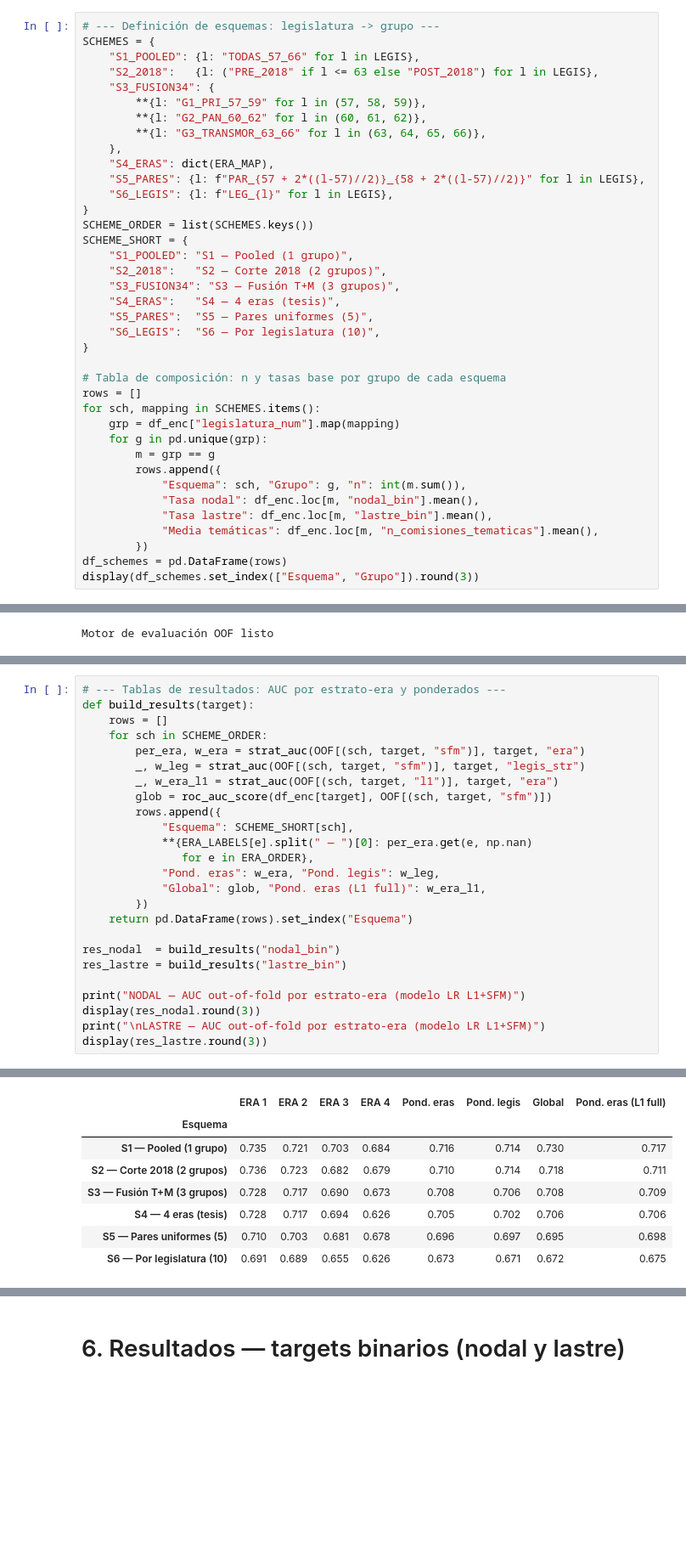
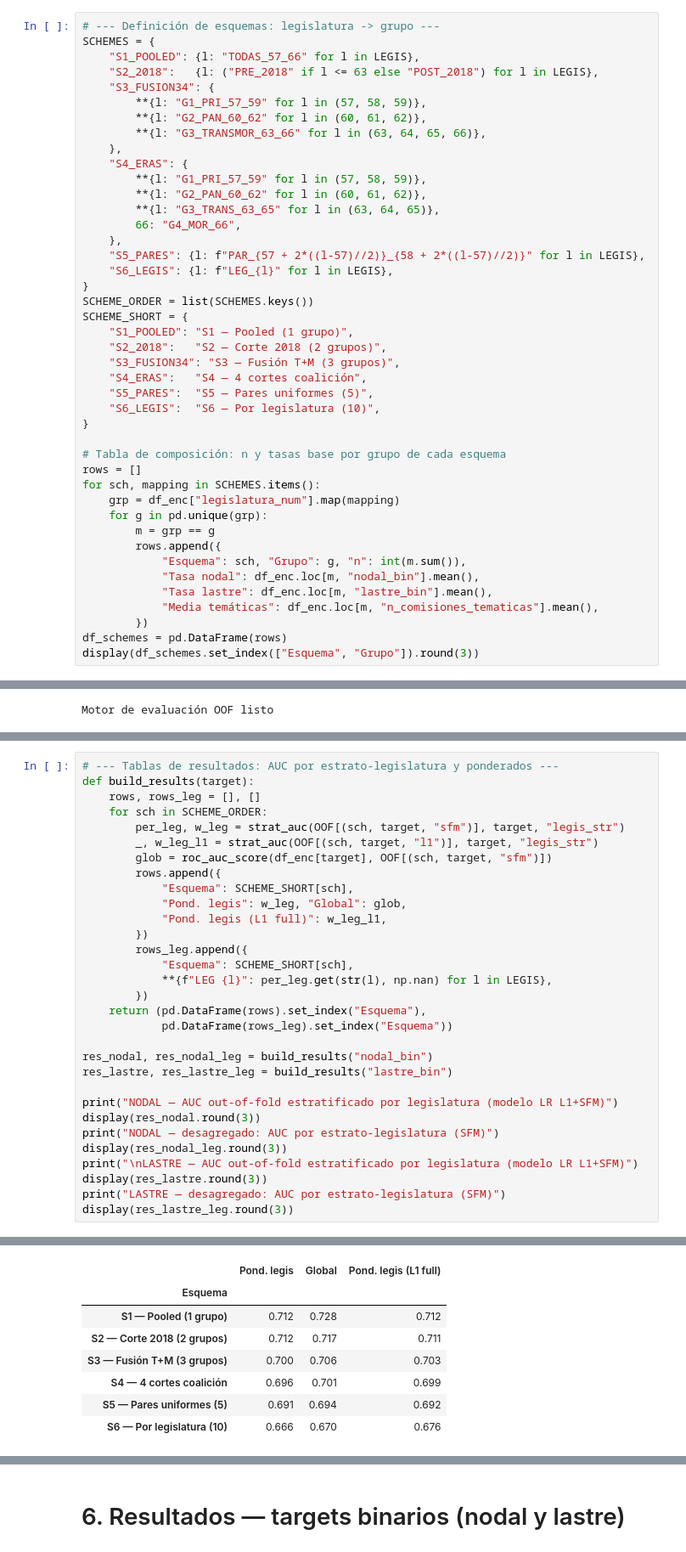
Before and after one commit to AngelsalamancaCar/diputrax, a Jupyter notebook: notebooks/diputraxv12.ipynb, the cells around one changed output, grey strips where cells are left out. Shown at 85% size. Drawn from its saved outputs; the diff is of its cells as text; blank space fills up the shorter version.

```diff
--- a/notebooks/diputraxv12.ipynb
+++ b/notebooks/diputraxv12.ipynb
@@ -311,7 +297,12 @@ SCHEMES = {
         **{l: "G2_PAN_60_62" for l in (60, 61, 62)},
         **{l: "G3_TRANSMOR_63_66" for l in (63, 64, 65, 66)},
     },
-    "S4_ERAS": dict(ERA_MAP),
+    "S4_ERAS": {
+        **{l: "G1_PRI_57_59" for l in (57, 58, 59)},
+        **{l: "G2_PAN_60_62" for l in (60, 61, 62)},
+        **{l: "G3_TRANS_63_65" for l in (63, 64, 65)},
+        66: "G4_MOR_66",
+    },
     "S5_PARES": {l: f"PAR_{57 + 2*((l-57)//2)}_{58 + 2*((l-57)//2)}" for l in LEGIS},
     "S6_LEGIS": {l: f"LEG_{l}" for l in LEGIS},
 }
@@ -320,7 +311,7 @@ SCHEME_SHORT = {
     "S1_POOLED": "S1 — Pooled (1 grupo)",
     "S2_2018":   "S2 — Corte 2018 (2 grupos)",
     "S3_FUSION34": "S3 — Fusión T+M (3 grupos)",
-    "S4_ERAS":   "S4 — 4 eras (tesis)",
+    "S4_ERAS":   "S4 — 4 cortes coalición",
     "S5_PARES":  "S5 — Pares uniformes (5)",
     "S6_LEGIS":  "S6 — Por legislatura (10)",
 }
@@ -474,28 +475,34 @@ print("OK")
   S6_LEGIS: OOF nodal + lastre listos (SFM y L1 full)
 OK
 # %%
-# --- Tablas de resultados: AUC por estrato-era y ponderados ---
+# --- Tablas de resultados: AUC por estrato-legislatura y ponderados ---
 def build_results(target):
-    rows = []
+    rows, rows_leg = [], []
     for sch in SCHEME_ORDER:
-        per_era, w_era = strat_auc(OOF[(sch, target, "sfm")], target, "era")
-        _, w_leg = strat_auc(OOF[(sch, target, "sfm")], target, "legis_str")
-        _, w_era_l1 = strat_auc(OOF[(sch, target, "l1")], target, "era")
+        per_leg, w_leg = strat_auc(OOF[(sch, target, "sfm")], target, "legis_str")
+        _, w_leg_l1 = strat_auc(OOF[(sch, target, "l1")], target, "legis_str")
         glob = roc_auc_score(df_enc[target], OOF[(sch, target, "sfm")])
         rows.append({
             "Esquema": SCHEME_SHORT[sch],
-            **{ERA_LABELS[e].split(" — ")[0]: per_era.get(e, np.nan)
-               for e in ERA_ORDER},
-            "Pond. eras": w_era, "Pond. legis": w_leg,
-            "Global": glob, "Pond. eras (L1 full)": w_era_l1,
+            "Pond. legis": w_leg, "Global": glob,
+            "Pond. legis (L1 full)": w_leg_l1,
         })
-    return pd.DataFrame(rows).set_index("Esquema")
+        rows_leg.append({
+            "Esquema": SCHEME_SHORT[sch],
+            **{f"LEG {l}": per_leg.get(str(l), np.nan) for l in LEGIS},
+        })
+    return (pd.DataFrame(rows).set_index("Esquema"),
+            pd.DataFrame(rows_leg).set_index("Esquema"))
 
-res_nodal  = build_results("nodal_bin")
-res_lastre = build_results("lastre_bin")
+res_nodal, res_nodal_leg = build_results("nodal_bin")
+res_lastre, res_lastre_leg = build_results("lastre_bin")
 
-print("NODAL — AUC out-of-fold por estrato-era (modelo LR L1+SFM)")
+print("NODAL — AUC out-of-fold estratificado por legislatura (modelo LR L1+SFM)")
 display(res_nodal.round(3))
-print("\nLASTRE — AUC out-of-fold por estrato-era (modelo LR L1+SFM)")
+print("NODAL — desagregado: AUC por estrato-legislatura (SFM)")
+display(res_nodal_leg.round(3))
+print("\nLASTRE — AUC out-of-fold estratificado por legislatura (modelo LR L1+SFM)")
 display(res_lastre.round(3))
+print("LASTRE — desagregado: AUC por estrato-legislatura (SFM)")
+display(res_lastre_leg.round(3))
 # %% [output]
@@ -503,8 +510,8 @@ NODAL — AUC out-of-fold por estrato-era (modelo LR L1+SFM)
-|  | ERA 1 | ERA 2 | ERA 3 | ERA 4 | Pond. eras | Pond. legis | Global | Pond. eras (L1 full) |
-| Esquema |  |  |  |  |  |  |  |  |
-| S1 — Pooled (1 grupo) | 0.735 | 0.721 | 0.703 | 0.684 | 0.716 | 0.714 | 0.730 | 0.717 |
-| S2 — Corte 2018 (2 grupos) | 0.736 | 0.723 | 0.682 | 0.679 | 0.710 | 0.714 | 0.718 | 0.711 |
-| S3 — Fusión T+M (3 grupos) | 0.728 | 0.717 | 0.690 | 0.673 | 0.708 | 0.706 | 0.708 | 0.709 |
-| S4 — 4 eras (tesis) | 0.728 | 0.717 | 0.694 | 0.626 | 0.705 | 0.702 | 0.706 | 0.706 |
-| S5 — Pares uniformes (5) | 0.710 | 0.703 | 0.681 | 0.678 | 0.696 | 0.697 | 0.695 | 0.698 |
-| S6 — Por legislatura (10) | 0.691 | 0.689 | 0.655 | 0.626 | 0.673 | 0.671 | 0.672 | 0.675 |
+|  | Pond. legis | Global | Pond. legis (L1 full) |
+| Esquema |  |  |  |
+| S1 — Pooled (1 grupo) | 0.712 | 0.728 | 0.712 |
+| S2 — Corte 2018 (2 grupos) | 0.712 | 0.717 | 0.711 |
+| S3 — Fusión T+M (3 grupos) | 0.700 | 0.706 | 0.703 |
+| S4 — 4 cortes coalición | 0.696 | 0.701 | 0.699 |
+| S5 — Pares uniformes (5) | 0.691 | 0.694 | 0.692 |
+| S6 — Por legislatura (10) | 0.666 | 0.670 | 0.676 |
```
Also changed, not shown: parts of 39 cells of this notebook, 21 other files.
